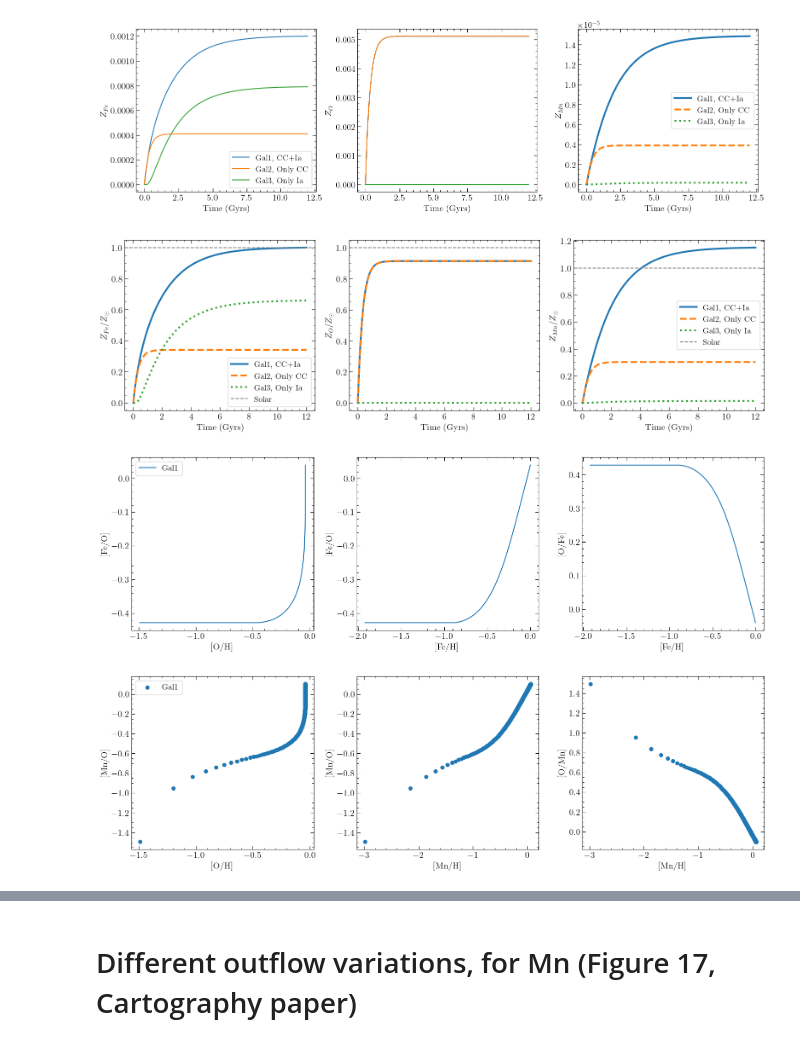
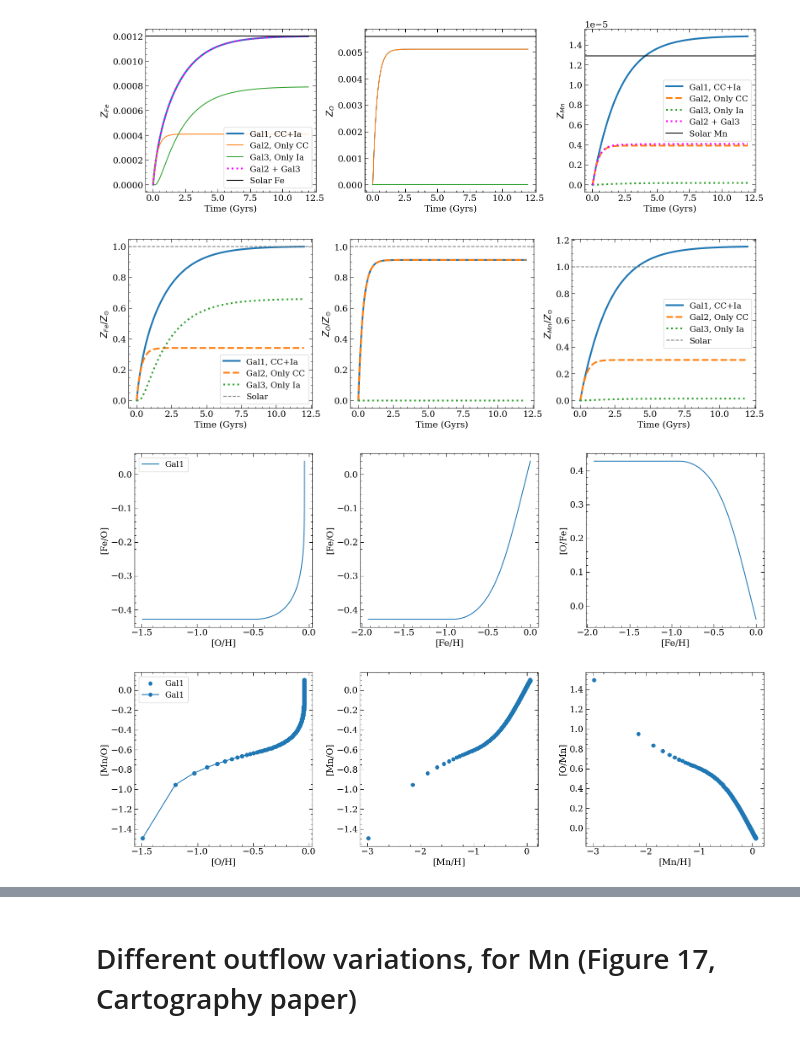
Before and after one commit to haniyehtajer/chemevo, a Jupyter notebook: examples/metallicity_dependance/Mn_try_v2.ipynb, the cells around one changed output, grey strips where cells are left out. Saved outputs shown, nothing was run; the diff lists cells and outputs as text; code cells hidden in the pictures.

```diff
--- a/examples/metallicity_dependance/Mn_try_v2.ipynb
+++ b/examples/metallicity_dependance/Mn_try_v2.ipynb
@@ -13,7 +13,7 @@ params = {
    'ytick.minor.visible': True,
    'xtick.labelsize': 15,
    'ytick.labelsize': 15,
-   'text.usetex': True, #to use TeX in your labels
+   'text.usetex': False, #to use TeX in your labels
    'font.family':'serif',
    'axes.titlesize': 15,
    'xtick.direction': 'in',
@@ -54,32 +54,37 @@ Z_Mn_3 = gal3.compute_z_Mn()
 # %%
 plt.figure(figsize=(16,5))
 plt.subplot(1,3,1)
-plt.plot(t_array, Z_Fe_1, label = 'Gal1, CC+Ia')
+plt.plot(t_array, Z_Fe_1, label = 'Gal1, CC+Ia', lw=3)
 plt.plot(t_array, Z_Fe_2, label = 'Gal2, Only CC')
 plt.plot(t_array, Z_Fe_3, label = 'Gal3, Only Ia')
+plt.plot(t_array, Z_Fe_2 + Z_Fe_3, label = 'Gal2 + Gal3', linestyle=':', lw=3, color = 'magenta')
+plt.axhline(gal1.SolarFe, color = 'black', label = 'Solar Fe')
 plt.xlabel('Time (Gyrs)')
 plt.ylabel(r'$Z_{Fe}$')
 plt.legend()
 
 
 plt.subplot(1,3,2)
 plt.plot(t_array, Z_O_1, label = 'Gal1, CC+Ia')
 plt.plot(t_array, Z_O_2, label = 'Gal2, Only CC')
 plt.plot(t_array, Z_O_3, label = 'Gal3, Only Ia')
+plt.axhline(gal1.SolarO, color = 'black', label = 'Solar O')
 plt.xlabel('Time (Gyrs)')
 plt.ylabel(r'$Z_{O}$')
 
 
 plt.subplot(1,3,3)
 plt.plot(t_array, Z_Mn_1, label = 'Gal1, CC+Ia', lw=3)
 plt.plot(t_array, Z_Mn_2, label = 'Gal2, Only CC', linestyle='--', lw=3)
 plt.plot(t_array, Z_Mn_3, label = 'Gal3, Only Ia', linestyle = ':', lw=3)
+plt.plot(t_array, Z_Mn_3 + Z_Mn_2, label = 'Gal2 + Gal3', linestyle=':', lw=3, color = 'magenta')
+plt.axhline(gal1.SolarMn, color = 'black', label = 'Solar Mn')
 plt.xlabel('Time (Gyrs)')
 plt.ylabel(r'$Z_{Mn}$')
 plt.legend()
 plt.tight_layout()
 # %% [output]
-[figure, old version]
+[figure, new version]
 # %%
 plt.figure(figsize=(16,5))
 plt.subplot(1,3,1)
@@ -111,7 +116,7 @@ plt.ylabel(r'$Z_{Mn}/Z_{\odot}$')
 plt.legend()
 plt.tight_layout()
 # %% [output]
-[figure, old version]
+[figure, new version]
 # %%
 plt.figure(figsize=(16,5))
 plt.subplot(1,3,1)
@@ -133,7 +138,7 @@ plt.ylabel('[O/Fe]')
 
 plt.tight_layout()
 # %% [output]
-[figure, old version]
+[figure, new version]
 # %%
 Mn_O = gal1.Mn_H - gal1.O_H
 Mn_Fe = gal1.Mn_H - gal1.Fe_H
@@ -143,6 +148,7 @@ Fe_Mn = gal1.Fe_H - gal1.Mn_H
 plt.figure(figsize=(16,5))
 plt.subplot(1,3,1)
 plt.scatter(gal1.O_H[1:], Mn_O[1:], label = 'Gal1')
+plt.plot(gal1.O_H[1:], Mn_O[1:], label = 'Gal1', marker='o')
 plt.xlabel('[O/H]')
 plt.ylabel('[Mn/O]')
 plt.legend()
@@ -160,4 +166,4 @@ plt.ylabel('[O/Mn]')
 
 plt.tight_layout()
 # %% [output]
-[figure, old version]
+[figure, new version]
```
Also changed, not shown: parts of 8 cells of this notebook, 2 other files.
